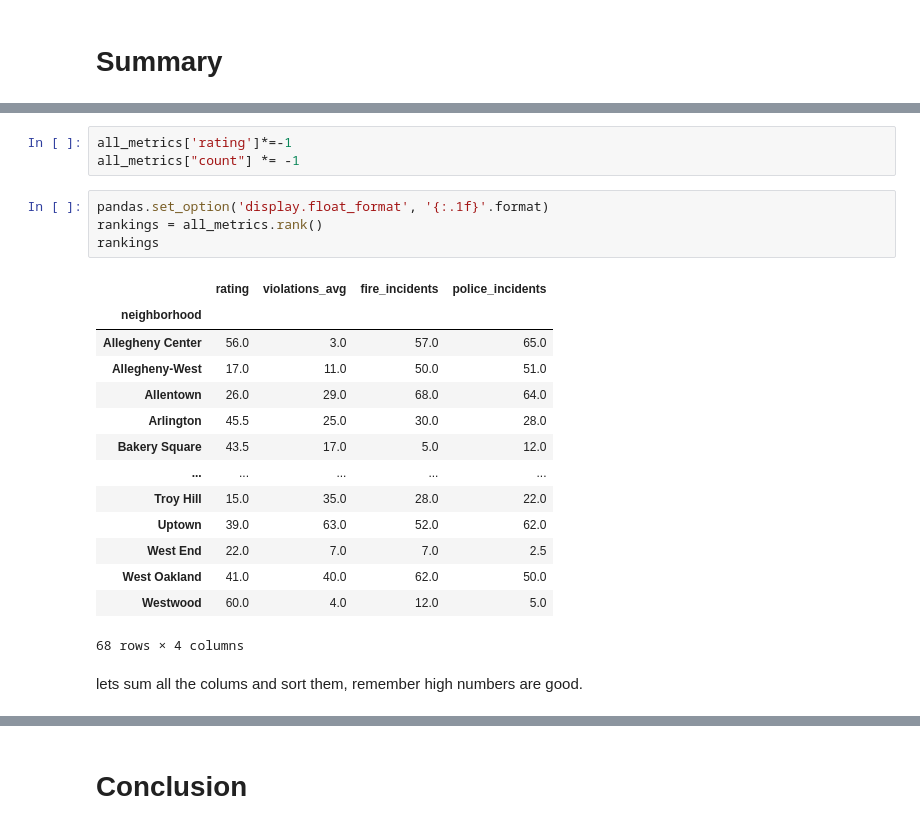
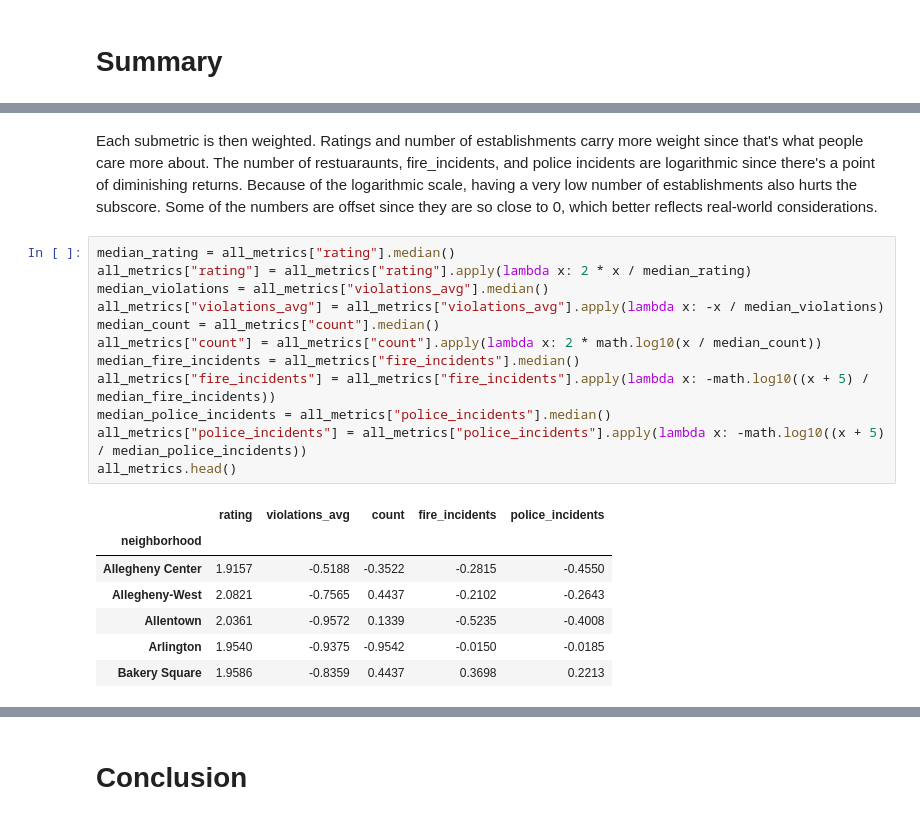
Before and after one commit to Bejofo/CMPINFO_0010_Final_Project, a Jupyter notebook: notebooks/summary.ipynb, the cells around one changed output, grey strips where cells are left out. Drawn from its saved outputs; the diff is of its cells as text.

```diff
--- a/notebooks/summary.ipynb
+++ b/notebooks/summary.ipynb
@@ -757,24 +736,22 @@ is always a bad thing.
-# %%
-all_metrics['rating']*=-1
-all_metrics["count"] *= -1
-# %%
-pandas.set_option('display.float_format', '{:.1f}'.format)
-rankings = all_metrics.rank()
-rankings
-# %% [output]
-|  | rating | violations_avg | fire_incidents | police_incidents |
-| neighborhood |  |  |  |  |
-| Allegheny Center | 56.0 | 3.0 | 57.0 | 65.0 |
-| Allegheny-West | 17.0 | 11.0 | 50.0 | 51.0 |
-| Allentown | 26.0 | 29.0 | 68.0 | 64.0 |
-| Arlington | 45.5 | 25.0 | 30.0 | 28.0 |
-| Bakery Square | 43.5 | 17.0 | 5.0 | 12.0 |
-| ... | ... | ... | ... | ... |
-| Troy Hill | 15.0 | 35.0 | 28.0 | 22.0 |
-| Uptown | 39.0 | 63.0 | 52.0 | 62.0 |
-| West End | 22.0 | 7.0 | 7.0 | 2.5 |
-| West Oakland | 41.0 | 40.0 | 62.0 | 50.0 |
-| Westwood | 60.0 | 4.0 | 12.0 | 5.0 |
-68 rows × 4 columns
-# %% [markdown]
-lets sum all the colums and sort them, remember high numbers are good.
+# %% [markdown]
+Each submetric is then weighted. Ratings and number of establishments carry more weight since that's what people care more about. The number of restuaraunts, fire_incidents, and police incidents are logarithmic since there's a point of diminishing returns. Because of the logarithmic scale, having a very low number of establishments also hurts the subscore. Some of the numbers are offset since they are so close to 0, which better reflects real-world considerations.
+# %%
+median_rating = all_metrics["rating"].median()
+all_metrics["rating"] = all_metrics["rating"].apply(lambda x: 2 * x / median_rating)
+median_violations = all_metrics["violations_avg"].median()
+all_metrics["violations_avg"] = all_metrics["violations_avg"].apply(lambda x: -x / median_violations)
+median_count = all_metrics["count"].median()
+all_metrics["count"] = all_metrics["count"].apply(lambda x: 2 * math.log10(x / median_count))
+median_fire_incidents = all_metrics["fire_incidents"].median()
+all_metrics["fire_incidents"] = all_metrics["fire_incidents"].apply(lambda x: -math.log10((x + 5) / median_fire_incidents))
+median_police_incidents = all_metrics["police_incidents"].median()
+all_metrics["police_incidents"] = all_metrics["police_incidents"].apply(lambda x: -math.log10((x + 5) / median_police_incidents))
+all_metrics.head()
+# %% [output]
+|  | rating | violations_avg | count | fire_incidents | police_incidents |
+| neighborhood |  |  |  |  |  |
+| Allegheny Center | 1.9157 | -0.5188 | -0.3522 | -0.2815 | -0.4550 |
+| Allegheny-West | 2.0821 | -0.7565 | 0.4437 | -0.2102 | -0.2643 |
+| Allentown | 2.0361 | -0.9572 | 0.1339 | -0.5235 | -0.4008 |
+| Arlington | 1.9540 | -0.9375 | -0.9542 | -0.0150 | -0.0185 |
+| Bakery Square | 1.9586 | -0.8359 | 0.4437 | 0.3698 | 0.2213 |
```
Also changed, not shown: parts of 10 cells of this notebook.
